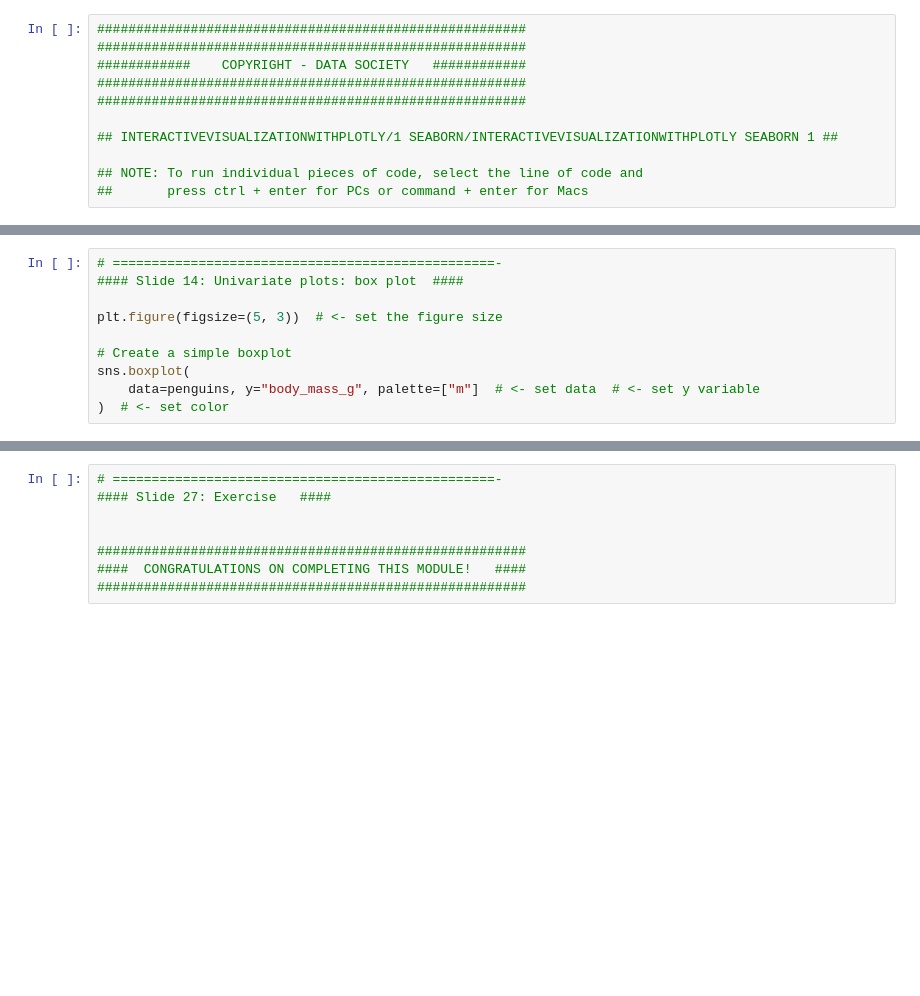
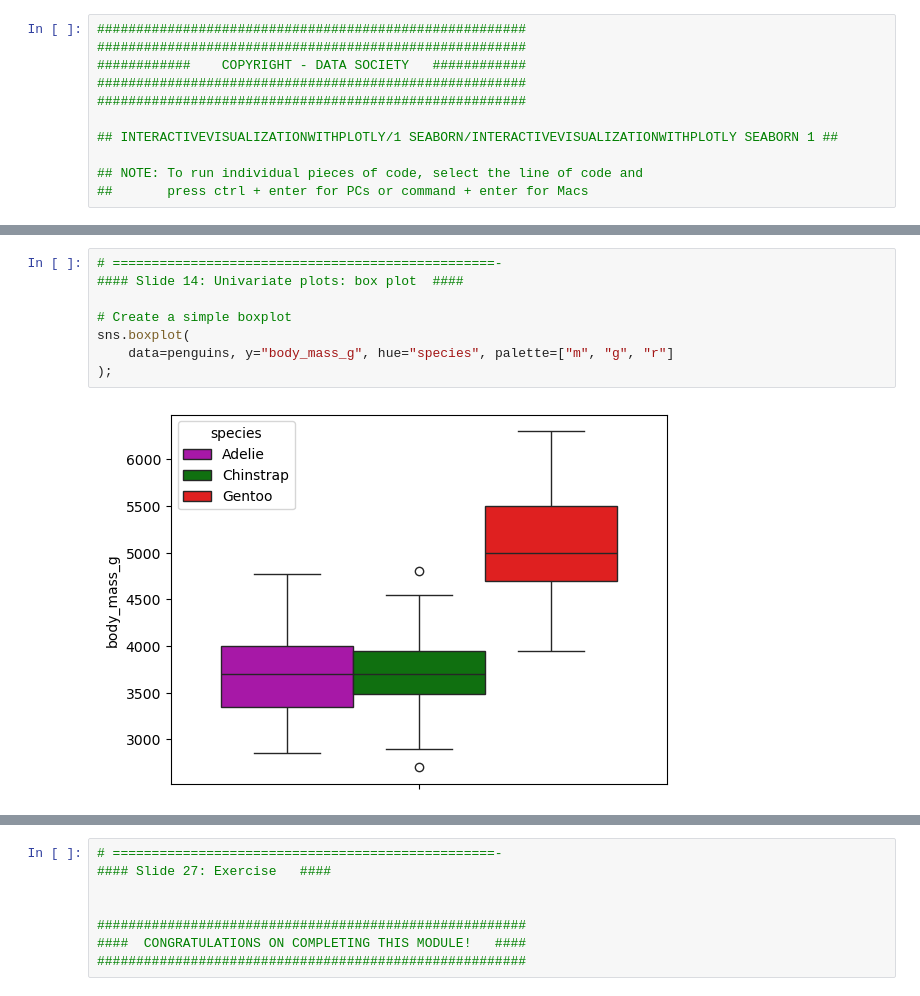
Before and after one commit to akodiro1/Data-Visualization-with-Python, a Jupyter notebook: 1-Seaborn-code.ipynb, the cells around one changed output, grey strips where cells are left out. Saved outputs shown, nothing was run; the diff lists cells and outputs as text; blank space fills up the shorter version.

```diff
--- a/1-Seaborn-code.ipynb
+++ b/1-Seaborn-code.ipynb
@@ -45,13 +78,13 @@ sns.histplot(
 # %%
 # =================================================-
 #### Slide 14: Univariate plots: box plot  ####
 
-plt.figure(figsize=(5, 3))  # <- set the figure size
-
 # Create a simple boxplot
 sns.boxplot(
-    data=penguins, y="body_mass_g", palette=["m"]  # <- set data  # <- set y variable
-)  # <- set color
+    data=penguins, y="body_mass_g", hue="species", palette=["m", "g", "r"]
+);
+# %% [output]
+[figure, added]
 # %%
 # =================================================-
 #### Slide 15: Plot a box plot  ####
```
Also changed, not shown: parts of 29 cells of this notebook.
